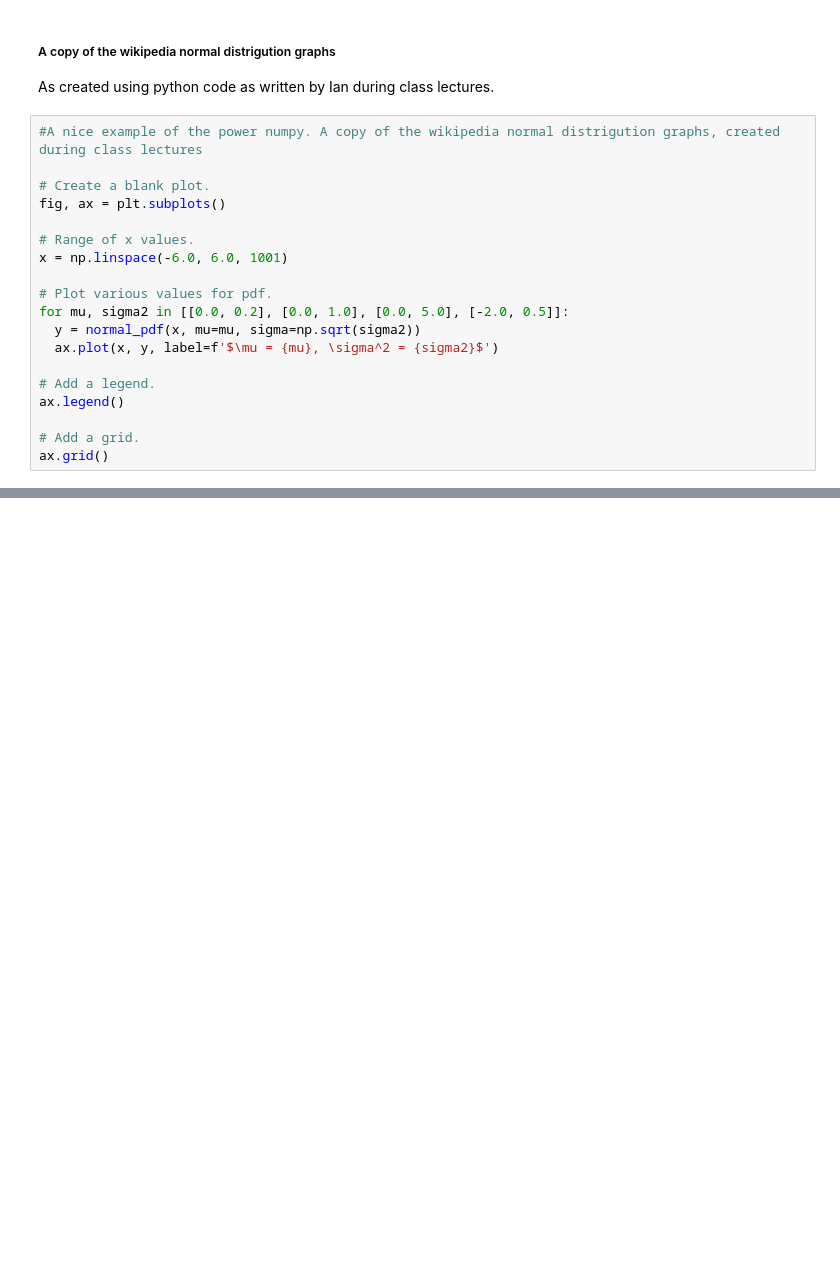
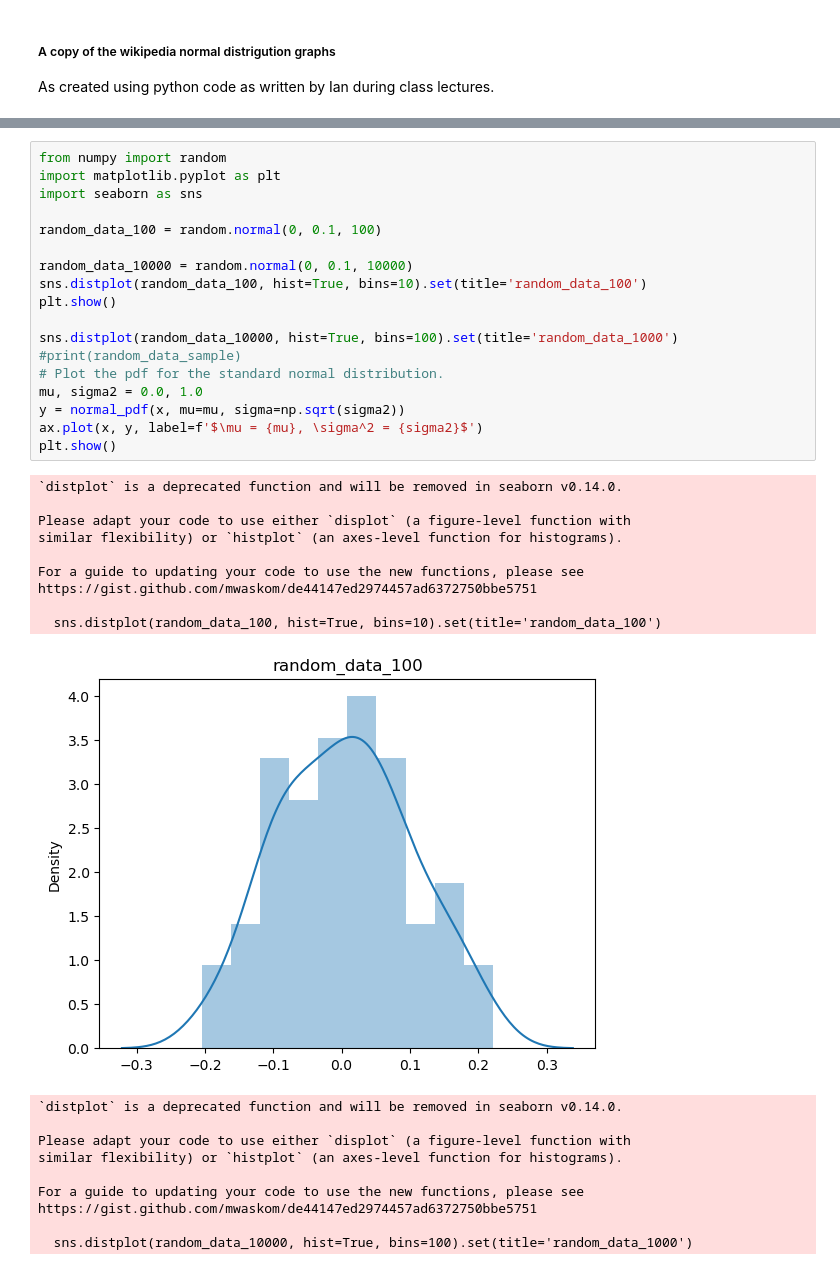
Before and after one commit to JScarry/MLAS_project, a Jupyter notebook: Task3.ipynb, the cells around one changed output, grey strips where cells are left out. Cells and saved outputs as stored; diff of their text form; blank space fills up the shorter version.

```diff
--- a/Task3.ipynb
+++ b/Task3.ipynb
@@ -137,22 +152,3 @@ normal_pdf(0,-2,np.sqrt(0.5))   ##green line... So it looks like we have done a
 ##### A copy of the wikipedia normal distrigution graphs
 
 As created using python code as written by Ian during class lectures.
-# %%
-#A nice example of the power numpy. A copy of the wikipedia normal distrigution graphs, created during class lectures
-
-# Create a blank plot.
-fig, ax = plt.subplots()
-
-# Range of x values.
-x = np.linspace(-6.0, 6.0, 1001)
-
-# Plot various values for pdf.
-for mu, sigma2 in [[0.0, 0.2], [0.0, 1.0], [0.0, 5.0], [-2.0, 0.5]]:
-  y = normal_pdf(x, mu=mu, sigma=np.sqrt(sigma2))
-  ax.plot(x, y, label=f'$\mu = {mu}, \sigma^2 = {sigma2}$')
-
-# Add a legend.
-ax.legend()
-
-# Add a grid.
-ax.grid()
@@ -181,0 +193,38 @@ plt.legend();
+# %%
+from numpy import random
+import matplotlib.pyplot as plt
+import seaborn as sns
+
+random_data_100 = random.normal(0, 0.1, 100)
+
+random_data_10000 = random.normal(0, 0.1, 10000)
+sns.distplot(random_data_100, hist=True, bins=10).set(title='random_data_100')
+plt.show()
+
+sns.distplot(random_data_10000, hist=True, bins=100).set(title='random_data_1000')
+#print(random_data_sample)
+# Plot the pdf for the standard normal distribution.
+mu, sigma2 = 0.0, 1.0
+y = normal_pdf(x, mu=mu, sigma=np.sqrt(sigma2))
+ax.plot(x, y, label=f'$\mu = {mu}, \sigma^2 = {sigma2}$')
+plt.show()
+# %% [output]
+`distplot` is a deprecated function and will be removed in seaborn v0.14.0.
+
+Please adapt your code to use either `displot` (a figure-level function with
+similar flexibility) or `histplot` (an axes-level function for histograms).
+
+For a guide to updating your code to use the new functions, please see
+https://gist.github.com/mwaskom/de44147ed2974457ad6372750bbe5751
+
+  sns.distplot(random_data_100, hist=True, bins=10).set(title='random_data_100')
+[figure, new version]
+`distplot` is a deprecated function and will be removed in seaborn v0.14.0.
+
+Please adapt your code to use either `displot` (a figure-level function with
+similar flexibility) or `histplot` (an axes-level function for histograms).
+
+For a guide to updating your code to use the new functions, please see
+https://gist.github.com/mwaskom/de44147ed2974457ad6372750bbe5751
+
+  sns.distplot(random_data_10000, hist=True, bins=100).set(title='random_data_1000')
```
Also changed, not shown: parts of 17 cells of this notebook.
